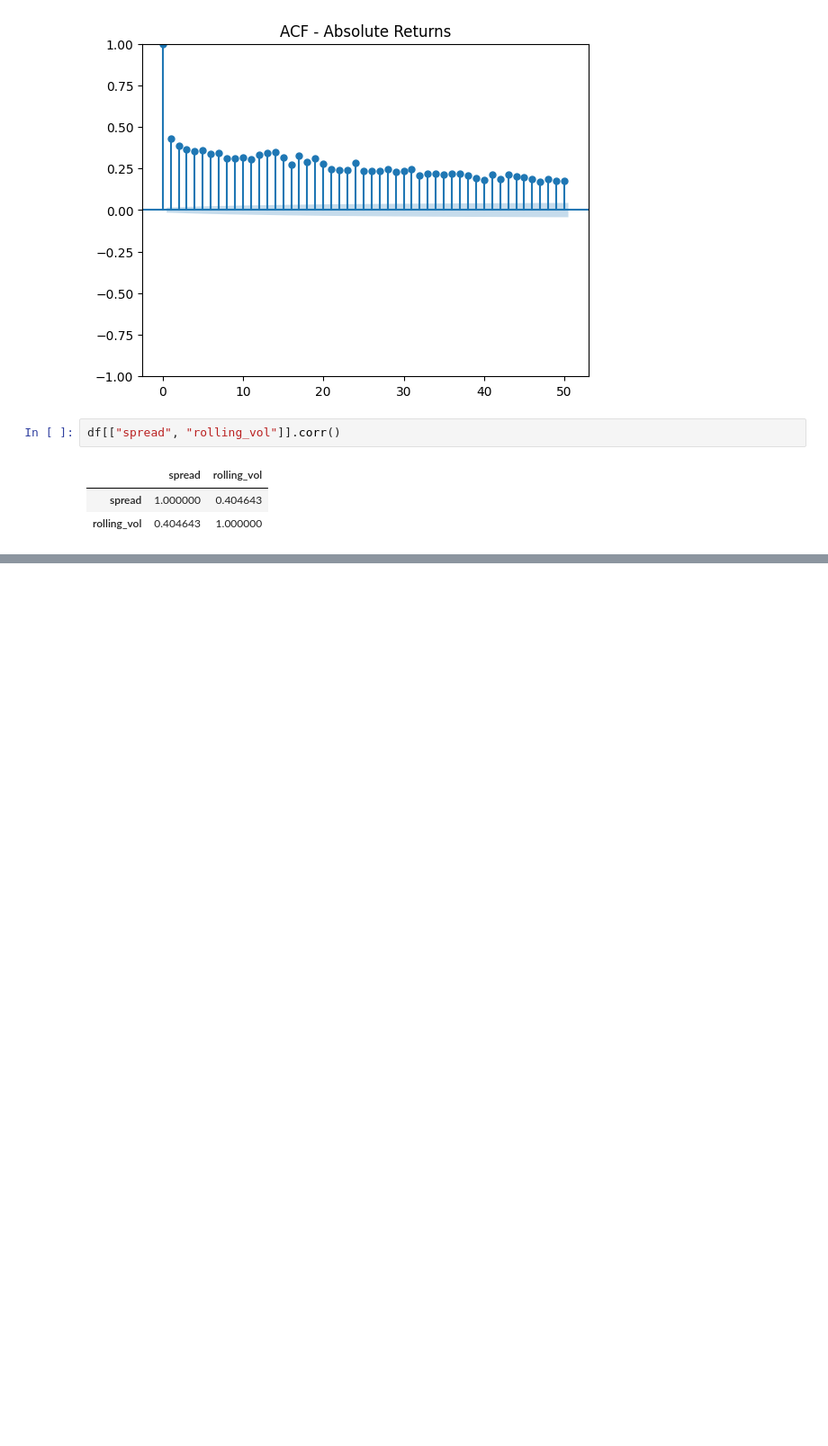
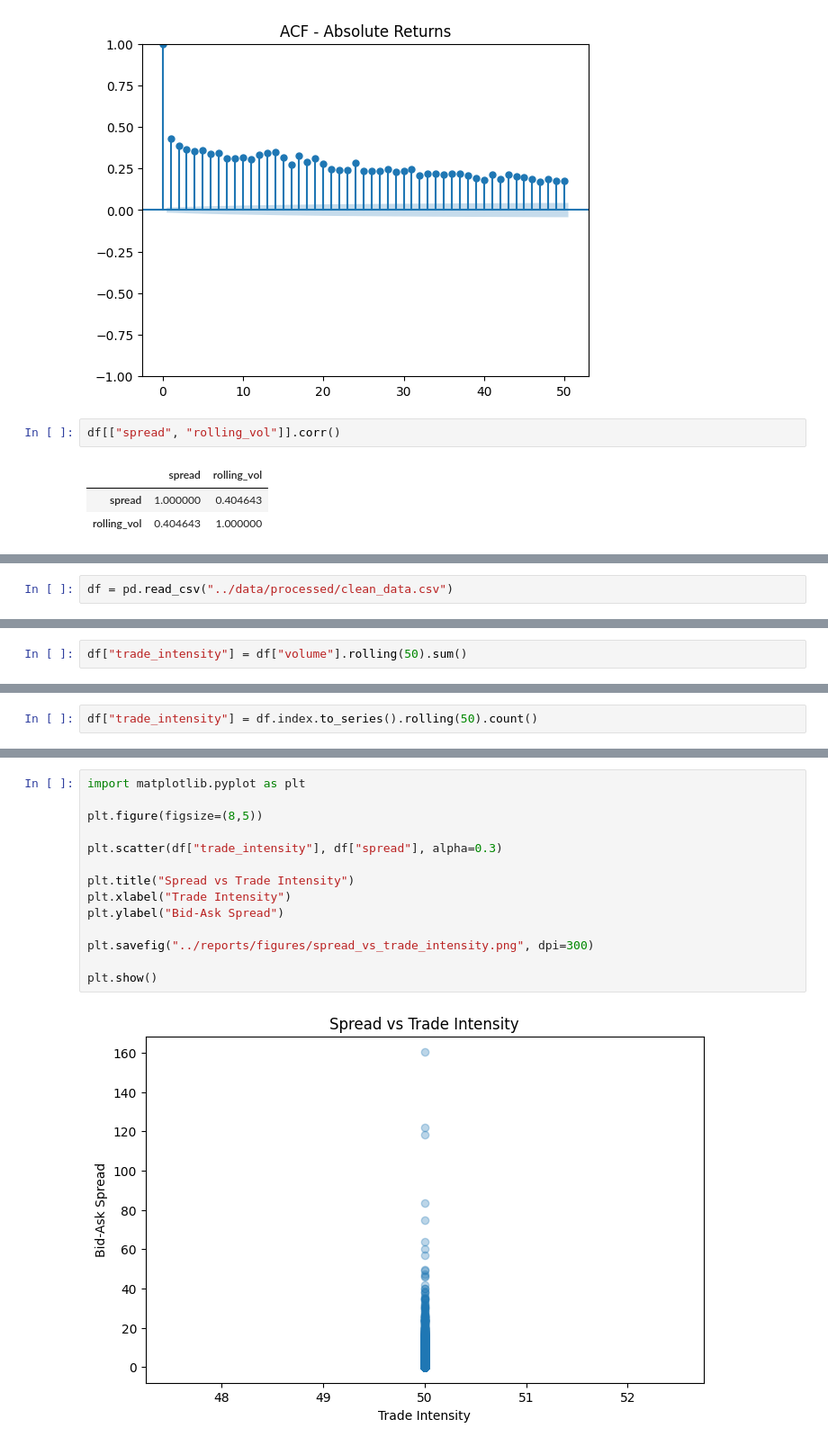
Before and after one commit to pranav2620/financial_time_series_analysis, a Jupyter notebook: notebooks/01_exploratory_analysis.ipynb, the cells around one changed output, grey strips where cells are left out. Shown at 90% size. Cells and saved outputs as stored; diff of their text form; blank space fills up the shorter version.

Commit message:
Updated exploratory analysis notebook with new plots

```diff
--- a/notebooks/01_exploratory_analysis.ipynb
+++ b/notebooks/01_exploratory_analysis.ipynb
@@ -88,0 +127,2 @@ df[["spread", "rolling_vol"]].corr()
+# %%
+df = pd.read_csv("../data/processed/clean_data.csv")
@@ -88,0 +144,2 @@ df[["spread", "rolling_vol"]].corr()
+# %%
+df["trade_intensity"] = df["volume"].rolling(50).sum()
@@ -88,0 +161,2 @@ df[["spread", "rolling_vol"]].corr()
+# %%
+df["trade_intensity"] = df.index.to_series().rolling(50).count()
@@ -88,0 +172,16 @@ df[["spread", "rolling_vol"]].corr()
+# %%
+import matplotlib.pyplot as plt
+
+plt.figure(figsize=(8,5))
+
+plt.scatter(df["trade_intensity"], df["spread"], alpha=0.3)
+
+plt.title("Spread vs Trade Intensity")
+plt.xlabel("Trade Intensity")
+plt.ylabel("Bid-Ask Spread")
+
+plt.savefig("../reports/figures/spread_vs_trade_intensity.png", dpi=300)
+
+plt.show()
+# %% [output]
+[figure, added]
```
Also changed, not shown: parts of 8 cells of this notebook.
